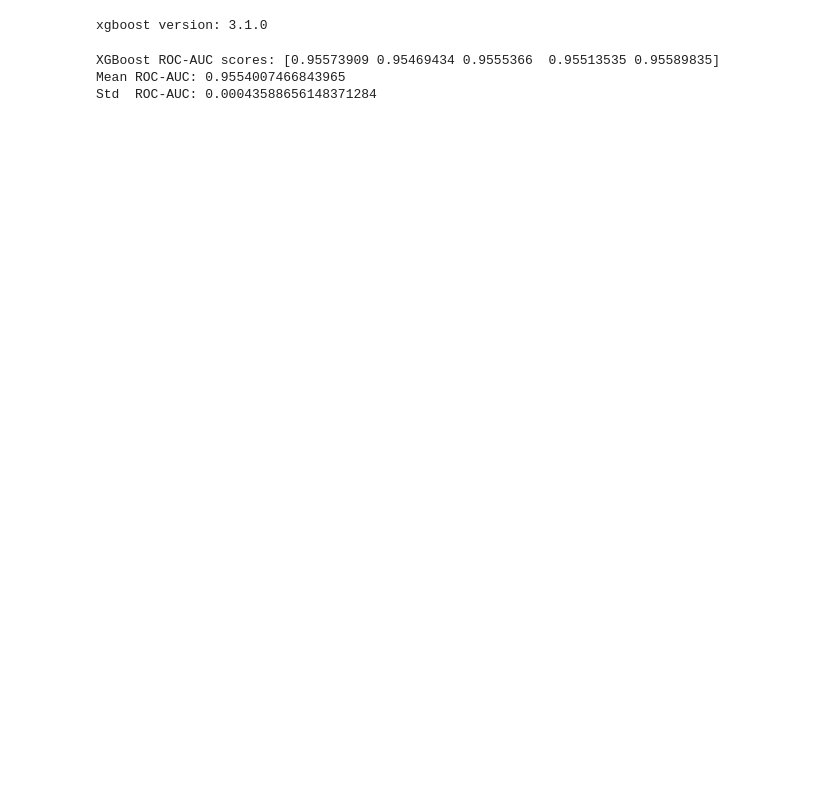
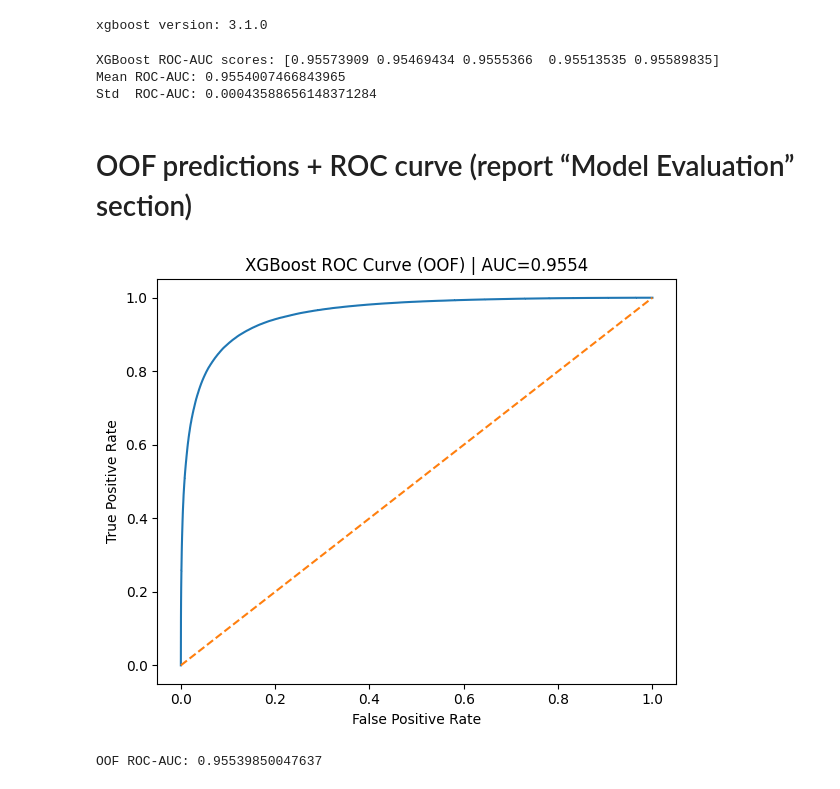
Before and after one commit to Dilshan7542/CI-Assigment, a Jupyter notebook: assignment-dilshan.ipynb, the cells around one changed output. Drawn from its saved outputs; the diff is of its cells as text; code cells hidden in the pictures; blank space fills up the shorter version.

```diff
--- a/assignment-dilshan.ipynb
+++ b/assignment-dilshan.ipynb
@@ -301,3 +393,39 @@ print("Std  ROC-AUC:", xgb_scores.std())
 XGBoost ROC-AUC scores: [0.95573909 0.95469434 0.9555366  0.95513535 0.95589835]
 Mean ROC-AUC: 0.9554007466843965
 Std  ROC-AUC: 0.00043588656148371284
+# %% [markdown]
+# OOF predictions + ROC curve (report “Model Evaluation” section)
+# %%
+from sklearn.model_selection import StratifiedKFold
+from sklearn.metrics import roc_auc_score, roc_curve
+import numpy as np
+import matplotlib.pyplot as plt
+
+skf = StratifiedKFold(n_splits=5, shuffle=True, random_state=42)
+
+oof = np.zeros(len(X))
+
+for fold, (tr_idx, va_idx) in enumerate(skf.split(X, y), 1):
+    X_tr, X_va = X.iloc[tr_idx], X.iloc[va_idx]
+    y_tr, y_va = y.iloc[tr_idx], y.iloc[va_idx]
+
+    # fit on train fold, predict valid fold
+    xgb_clf.fit(X_tr, y_tr)
+    oof[va_idx] = xgb_clf.predict_proba(X_va)[:, 1]
+
+oof_auc = roc_auc_score(y, oof)
+fpr, tpr, _ = roc_curve(y, oof)
+
+plt.figure(figsize=(6,5))
+plt.plot(fpr, tpr)
+plt.plot([0,1], [0,1], linestyle="--")
+plt.title(f"XGBoost ROC Curve (OOF) | AUC={oof_auc:.4f}")
+plt.xlabel("False Positive Rate")
+plt.ylabel("True Positive Rate")
+plt.tight_layout()
+plt.show()
+
+print("OOF ROC-AUC:", oof_auc)
+# %% [output]
+[figure, added]
+OOF ROC-AUC: 0.95539850047637
```
Also changed, not shown: parts of 23 cells of this notebook.
